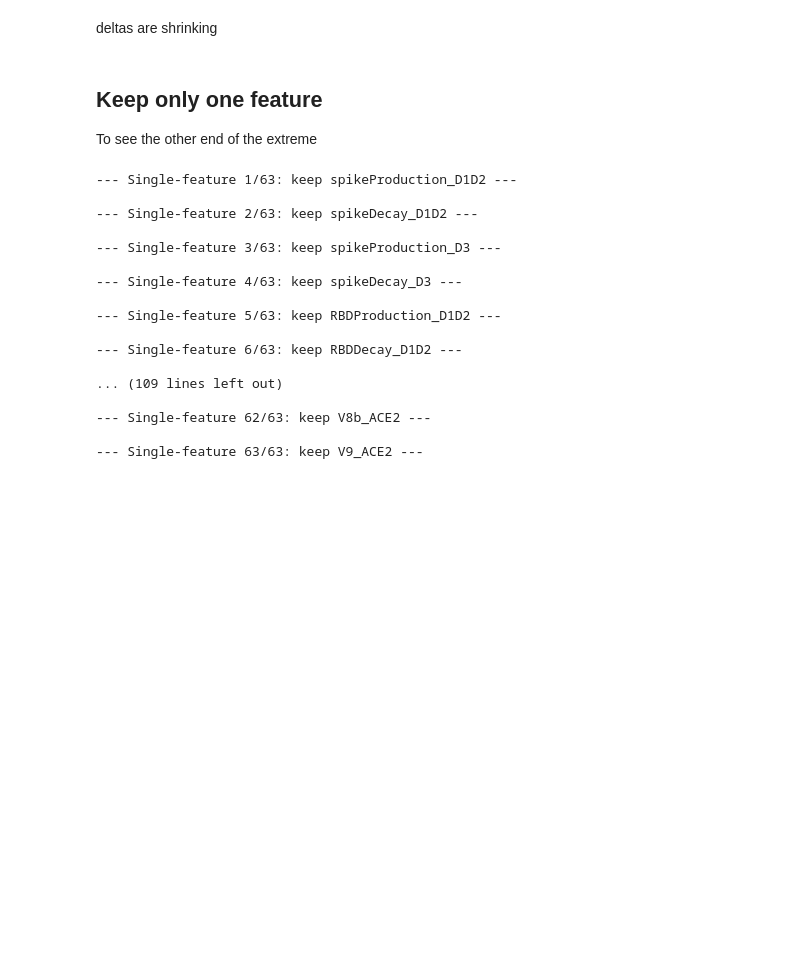
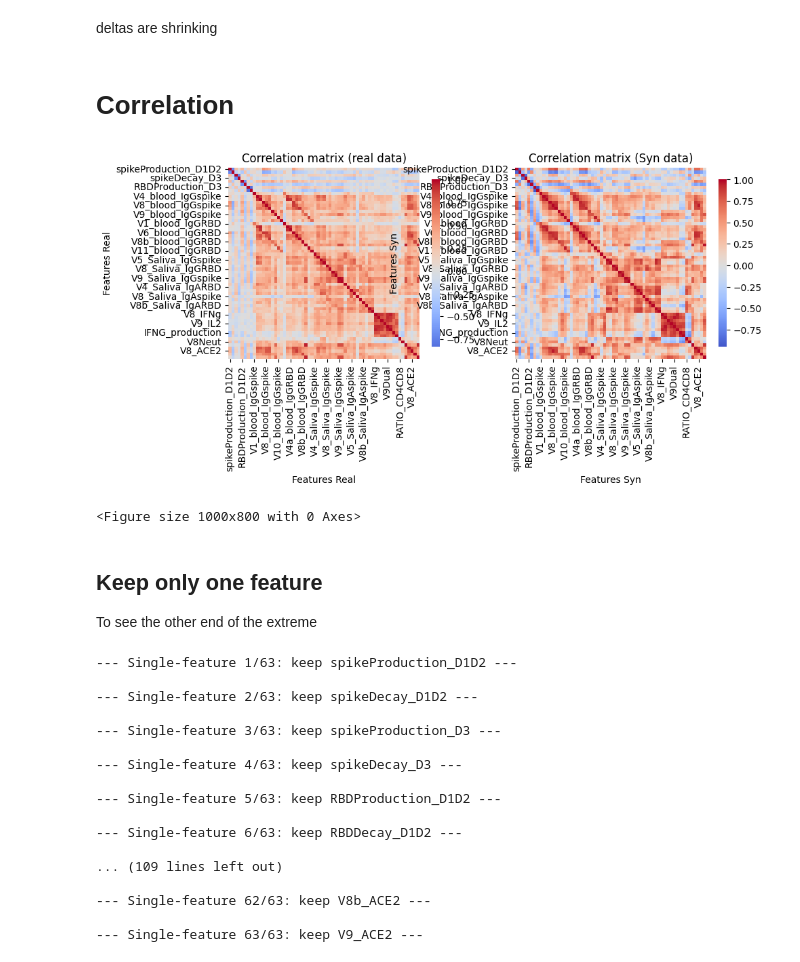
Before and after one commit to TonyTran03/cvae-longitudinal-immunology, a Jupyter notebook: notebooks/lofo.ipynb, the cells around one changed output. Cells and saved outputs as stored; diff of their text form; code cells hidden in the pictures; blank space fills up the shorter version.

```diff
--- a/notebooks/lofo.ipynb
+++ b/notebooks/lofo.ipynb
@@ -317,5 +362,57 @@ results_df.head(10)
 # %% [markdown]
 deltas are shrinking
+# %% [markdown]
+# Correlation
+# %%
+
+corr_store
+step = 4  # show every 4th feature
+
+df_real = pd.DataFrame(X, columns=feature_names)
+df_syn  = pd.DataFrame(X_syn_full, columns=feature_names)
+
+corr_real = df_real.corr()
+corr_syn  = df_syn.corr()
+
+fig, ax = plt.subplots(1, 2, figsize=(10,4))
+plt.figure(figsize=(10, 8))
+
+sns.heatmap(
+    corr_real,
+    cmap="coolwarm",
+    center=0,
+    square=True,
+    cbar_kws={"shrink": 0.8},
+    ax=ax[0]
+)
+
+sns.heatmap(
+    corr_syn,
+    cmap="coolwarm",
+    center=0,
+    square=True,
+    cbar_kws={"shrink": 0.8},
+    ax=ax[1]
+)
+
+ax[0].set_title("Correlation matrix (real data)")
+ax[0].set_xlabel("Features Real")
+ax[0].set_ylabel("Features Real")
+
+ax[1].set_title("Correlation matrix (Syn data)")
+ax[1].set_xlabel("Features Syn")
+ax[1].set_ylabel("Features Syn")
+# ax.set_xticks(np.arange(0, len(feature_names), step))
+# ax.set_yticks(np.arange(0, len(feature_names), step))
+
+# ax.set_xticklabels(feature_names[::step], rotation=90, fontsize=7)
+# ax.set_yticklabels(feature_names[::step], fontsize=7)
+
+plt.tight_layout()
+plt.show()
+# %% [output]
+[figure, added]
+<Figure size 1000x800 with 0 Axes>
 # %% [markdown]
 ## Keep only one feature
 To see the other end of the extreme
```
Also changed, not shown: parts of 7 cells of this notebook, 3 other files.
